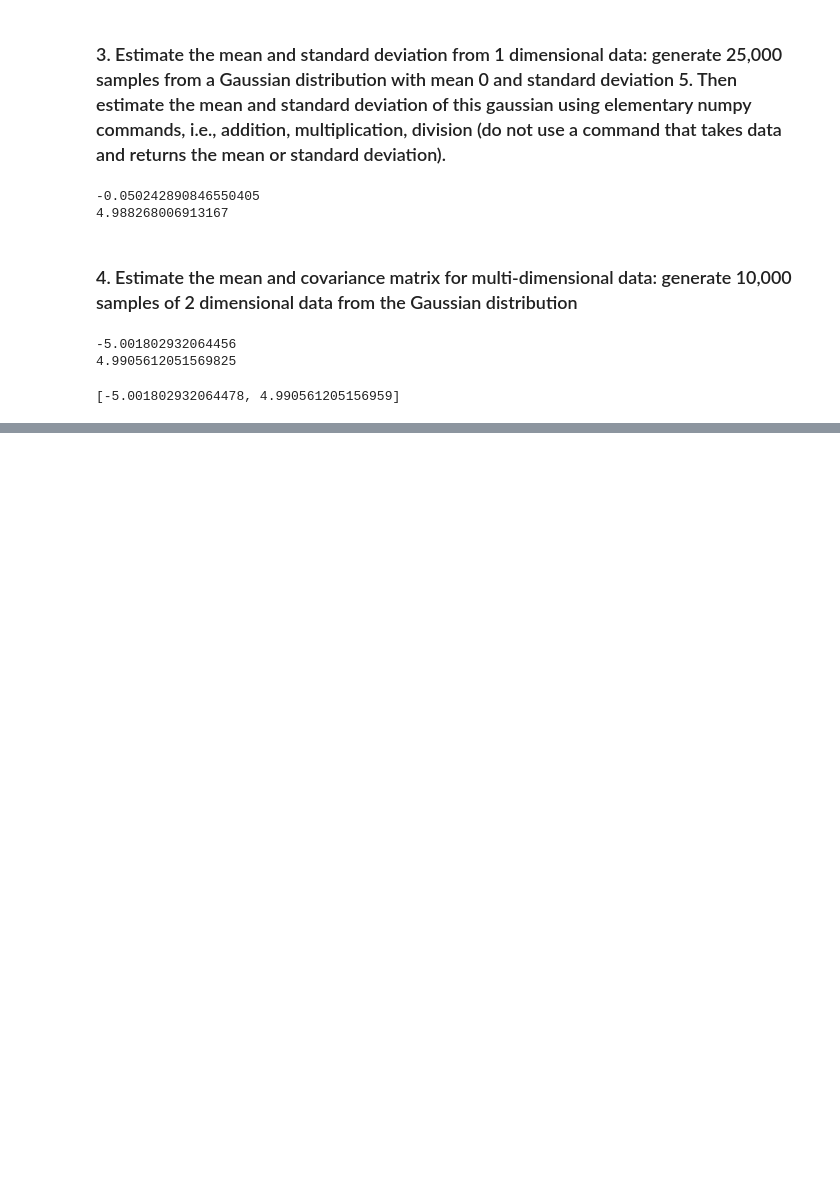
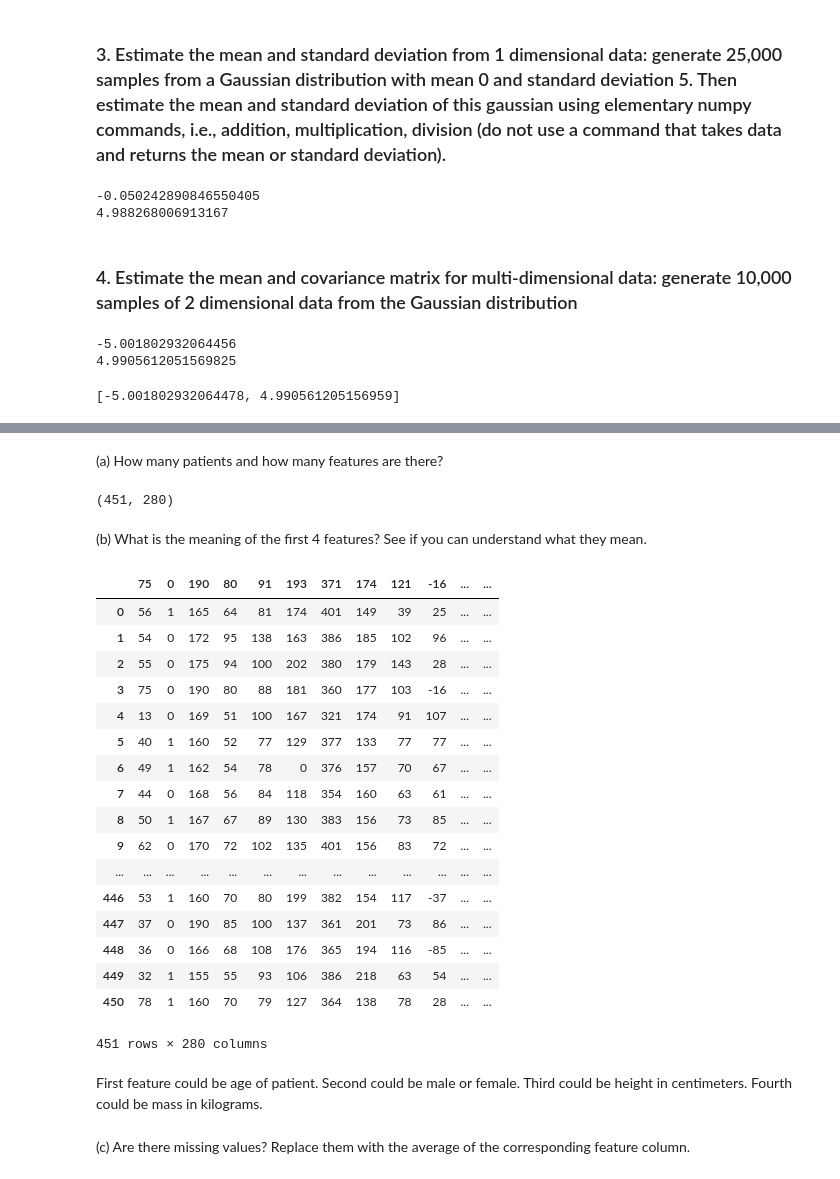
Before and after one commit to yue-cheng-wind/EE460J-Labs, a Jupyter notebook: Lab 1/Lab 1 Code.ipynb, the cells around one changed output, grey strips where cells are left out. Saved outputs shown, nothing was run; the diff lists cells and outputs as text; code cells hidden in the pictures; blank space fills up the shorter version.

```diff
--- a/Lab 1/Lab 1 Code.ipynb
+++ b/Lab 1/Lab 1 Code.ipynb
@@ -139,0 +142,36 @@ mean_measured
+# %%
+patients = pd.read_csv("PatientData.csv")
+# %% [markdown]
+(a) How many patients and how many features are there?
+# %%
+patients.shape # 451 patients, 280 features
+# %% [output]
+(451, 280)
+# %% [markdown]
+(b) What is the meaning of the first 4 features? See if you can understand what they mean.
+# %%
+display(patients)
+# %% [output]
+|  | 75 | 0 | 190 | 80 | 91 | 193 | 371 | 174 | 121 | -16 | ... | ... |
+| 0 | 56 | 1 | 165 | 64 | 81 | 174 | 401 | 149 | 39 | 25 | ... | ... |
+| 1 | 54 | 0 | 172 | 95 | 138 | 163 | 386 | 185 | 102 | 96 | ... | ... |
+| 2 | 55 | 0 | 175 | 94 | 100 | 202 | 380 | 179 | 143 | 28 | ... | ... |
+| 3 | 75 | 0 | 190 | 80 | 88 | 181 | 360 | 177 | 103 | -16 | ... | ... |
+| 4 | 13 | 0 | 169 | 51 | 100 | 167 | 321 | 174 | 91 | 107 | ... | ... |
+| 5 | 40 | 1 | 160 | 52 | 77 | 129 | 377 | 133 | 77 | 77 | ... | ... |
+| 6 | 49 | 1 | 162 | 54 | 78 | 0 | 376 | 157 | 70 | 67 | ... | ... |
+| 7 | 44 | 0 | 168 | 56 | 84 | 118 | 354 | 160 | 63 | 61 | ... | ... |
+| 8 | 50 | 1 | 167 | 67 | 89 | 130 | 383 | 156 | 73 | 85 | ... | ... |
+| 9 | 62 | 0 | 170 | 72 | 102 | 135 | 401 | 156 | 83 | 72 | ... | ... |
+| ... | ... | ... | ... | ... | ... | ... | ... | ... | ... | ... | ... | ... |
+| 446 | 53 | 1 | 160 | 70 | 80 | 199 | 382 | 154 | 117 | -37 | ... | ... |
+| 447 | 37 | 0 | 190 | 85 | 100 | 137 | 361 | 201 | 73 | 86 | ... | ... |
+| 448 | 36 | 0 | 166 | 68 | 108 | 176 | 365 | 194 | 116 | -85 | ... | ... |
+| 449 | 32 | 1 | 155 | 55 | 93 | 106 | 386 | 218 | 63 | 54 | ... | ... |
+| 450 | 78 | 1 | 160 | 70 | 79 | 127 | 364 | 138 | 78 | 28 | ... | ... |
+451 rows × 280 columns
+# %% [markdown]
+First feature could be age of patient. Second could be male or female. Third could be height in centimeters. Fourth could be mass in kilograms.
+# %% [markdown]
+(c) Are there missing values? Replace them with the average of the corresponding feature
+column.
```
Also changed, not shown: parts of 1 cell of this notebook.
